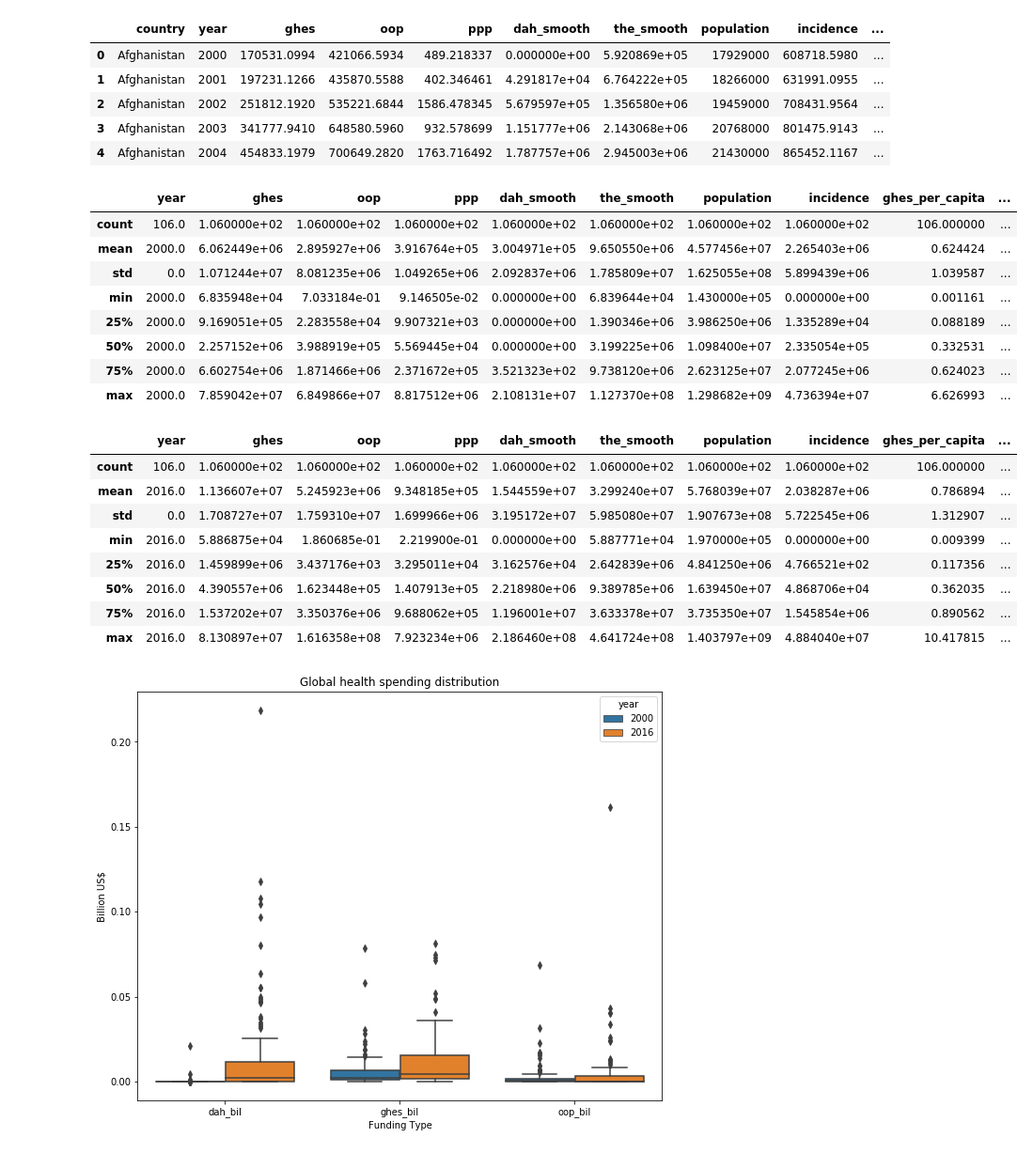
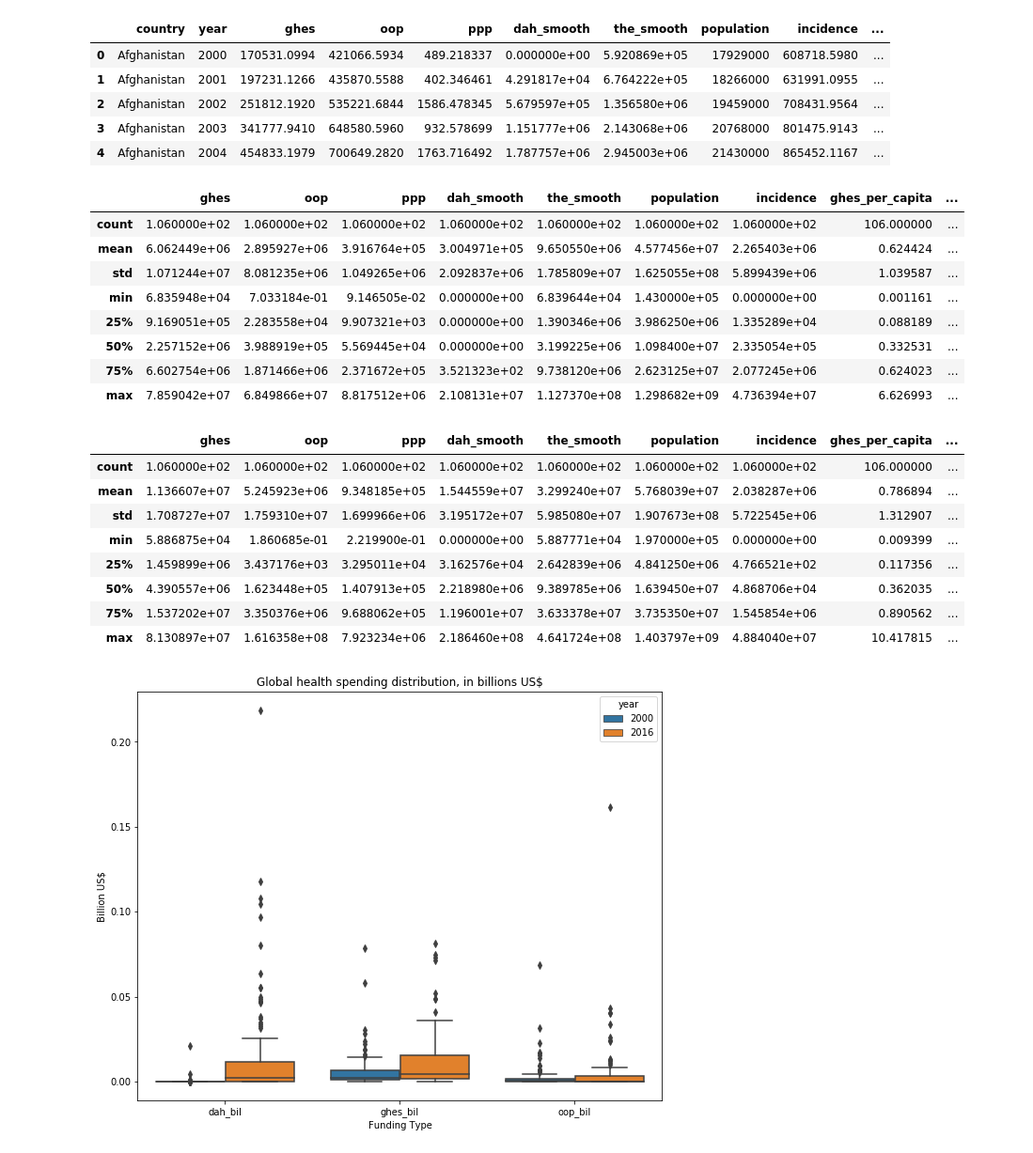
Before and after one commit to mlees21/malaria_proj, a Jupyter notebook: malaria_financing.ipynb, the cells around one changed output. Shown at 94% size. Cells and saved outputs as stored; diff of their text form; code cells hidden in the pictures.

```diff
--- a/malaria_financing.ipynb
+++ b/malaria_financing.ipynb
@@ -25,11 +25,13 @@ cases = cases[cases['measure'] == 'Incidence'][['country', 'year', 'val']]
 cases = cases.rename(columns={'val': 'incidence'})
 # %%
 # smoothing Development Assistance for Health data by country
-countries = financing.country.unique()
-
 def smooth_data(df, country):
+    """
+    This function is used to perform a loess regression on a dataset (df) containing development
+    assistance for health data for a particular country (country)
+    """
     df = df[df['country'] == country].reset_index(drop = True)
-    smooth = lowess(df['dah'], df['year'], frac = 0.67)
+    smooth = lowess(df['dah'], df['year'], frac = 0.67) # this frac number was optimized through a separate analysis
     smooth = pd.DataFrame(smooth, columns=['year', 'dah_smooth'])
     smooth.year = smooth.year.astype(int)
     df = df.merge(smooth, on = 'year')
@@ -39,9 +41,3 @@ def smooth_data(df, country):
                        df['ghes']+ \
                        df['ppp']
     return df
-
-df_list = []
-for country in countries:
-    df = smooth_data(financing, country)
-    df_list.append(df)
-financing = reduce(lambda x, y: x.append(y, ignore_index = True), df_list)
@@ -106,44 +86,46 @@ all_data.head()
 | 3 | Afghanistan | 2003 | 341777.9410 | 648580.5960 | 932.578699 | 1.151777e+06 | 2.143068e+06 | 20768000 | 801475.9143 | ... |
 | 4 | Afghanistan | 2004 | 454833.1979 | 700649.2820 | 1763.716492 | 1.787757e+06 | 2.945003e+06 | 21430000 | 865452.1167 | ... |
 # %%
-table2 = all_data[all_data['year']== 2000].reset_index(drop = True)
+# generate summary data for the year 2000
+table2 = all_data[all_data['year']== 2000].drop('year', axis = 1).reset_index(drop = True)
 table2.describe()
 # %% [output]
-|  | year | ghes | oop | ppp | dah_smooth | the_smooth | population | incidence | ghes_per_capita | ... |
-| count | 106.0 | 1.060000e+02 | 1.060000e+02 | 1.060000e+02 | 1.060000e+02 | 1.060000e+02 | 1.060000e+02 | 1.060000e+02 | 106.000000 | ... |
-| mean | 2000.0 | 6.062449e+06 | 2.895927e+06 | 3.916764e+05 | 3.004971e+05 | 9.650550e+06 | 4.577456e+07 | 2.265403e+06 | 0.624424 | ... |
-| std | 0.0 | 1.071244e+07 | 8.081235e+06 | 1.049265e+06 | 2.092837e+06 | 1.785809e+07 | 1.625055e+08 | 5.899439e+06 | 1.039587 | ... |
-| min | 2000.0 | 6.835948e+04 | 7.033184e-01 | 9.146505e-02 | 0.000000e+00 | 6.839644e+04 | 1.430000e+05 | 0.000000e+00 | 0.001161 | ... |
-| 25% | 2000.0 | 9.169051e+05 | 2.283558e+04 | 9.907321e+03 | 0.000000e+00 | 1.390346e+06 | 3.986250e+06 | 1.335289e+04 | 0.088189 | ... |
-| 50% | 2000.0 | 2.257152e+06 | 3.988919e+05 | 5.569445e+04 | 0.000000e+00 | 3.199225e+06 | 1.098400e+07 | 2.335054e+05 | 0.332531 | ... |
-| 75% | 2000.0 | 6.602754e+06 | 1.871466e+06 | 2.371672e+05 | 3.521323e+02 | 9.738120e+06 | 2.623125e+07 | 2.077245e+06 | 0.624023 | ... |
-| max | 2000.0 | 7.859042e+07 | 6.849866e+07 | 8.817512e+06 | 2.108131e+07 | 1.127370e+08 | 1.298682e+09 | 4.736394e+07 | 6.626993 | ... |
+|  | ghes | oop | ppp | dah_smooth | the_smooth | population | incidence | ghes_per_capita | ... |
+| count | 1.060000e+02 | 1.060000e+02 | 1.060000e+02 | 1.060000e+02 | 1.060000e+02 | 1.060000e+02 | 1.060000e+02 | 106.000000 | ... |
+| mean | 6.062449e+06 | 2.895927e+06 | 3.916764e+05 | 3.004971e+05 | 9.650550e+06 | 4.577456e+07 | 2.265403e+06 | 0.624424 | ... |
+| std | 1.071244e+07 | 8.081235e+06 | 1.049265e+06 | 2.092837e+06 | 1.785809e+07 | 1.625055e+08 | 5.899439e+06 | 1.039587 | ... |
+| min | 6.835948e+04 | 7.033184e-01 | 9.146505e-02 | 0.000000e+00 | 6.839644e+04 | 1.430000e+05 | 0.000000e+00 | 0.001161 | ... |
+| 25% | 9.169051e+05 | 2.283558e+04 | 9.907321e+03 | 0.000000e+00 | 1.390346e+06 | 3.986250e+06 | 1.335289e+04 | 0.088189 | ... |
+| 50% | 2.257152e+06 | 3.988919e+05 | 5.569445e+04 | 0.000000e+00 | 3.199225e+06 | 1.098400e+07 | 2.335054e+05 | 0.332531 | ... |
+| 75% | 6.602754e+06 | 1.871466e+06 | 2.371672e+05 | 3.521323e+02 | 9.738120e+06 | 2.623125e+07 | 2.077245e+06 | 0.624023 | ... |
+| max | 7.859042e+07 | 6.849866e+07 | 8.817512e+06 | 2.108131e+07 | 1.127370e+08 | 1.298682e+09 | 4.736394e+07 | 6.626993 | ... |
 # %%
-table3 = all_data[all_data['year']== 2016].reset_index(drop = True)
+# generate summary data for the year 2016
+table3 = all_data[all_data['year']== 2016].drop('year', axis = 1).reset_index(drop = True)
 table3.describe()
 # %% [output]
-|  | year | ghes | oop | ppp | dah_smooth | the_smooth | population | incidence | ghes_per_capita | ... |
-| count | 106.0 | 1.060000e+02 | 1.060000e+02 | 1.060000e+02 | 1.060000e+02 | 1.060000e+02 | 1.060000e+02 | 1.060000e+02 | 106.000000 | ... |
-| mean | 2016.0 | 1.136607e+07 | 5.245923e+06 | 9.348185e+05 | 1.544559e+07 | 3.299240e+07 | 5.768039e+07 | 2.038287e+06 | 0.786894 | ... |
-| std | 0.0 | 1.708727e+07 | 1.759310e+07 | 1.699966e+06 | 3.195172e+07 | 5.985080e+07 | 1.907673e+08 | 5.722545e+06 | 1.312907 | ... |
-| min | 2016.0 | 5.886875e+04 | 1.860685e-01 | 2.219900e-01 | 0.000000e+00 | 5.887771e+04 | 1.970000e+05 | 0.000000e+00 | 0.009399 | ... |
-| 25% | 2016.0 | 1.459899e+06 | 3.437176e+03 | 3.295011e+04 | 3.162576e+04 | 2.642839e+06 | 4.841250e+06 | 4.766521e+02 | 0.117356 | ... |
-| 50% | 2016.0 | 4.390557e+06 | 1.623448e+05 | 1.407913e+05 | 2.218980e+06 | 9.389785e+06 | 1.639450e+07 | 4.868706e+04 | 0.362035 | ... |
-| 75% | 2016.0 | 1.537202e+07 | 3.350376e+06 | 9.688062e+05 | 1.196001e+07 | 3.633378e+07 | 3.735350e+07 | 1.545854e+06 | 0.890562 | ... |
-| max | 2016.0 | 8.130897e+07 | 1.616358e+08 | 7.923234e+06 | 2.186460e+08 | 4.641724e+08 | 1.403797e+09 | 4.884040e+07 | 10.417815 | ... |
+|  | ghes | oop | ppp | dah_smooth | the_smooth | population | incidence | ghes_per_capita | ... |
+| count | 1.060000e+02 | 1.060000e+02 | 1.060000e+02 | 1.060000e+02 | 1.060000e+02 | 1.060000e+02 | 1.060000e+02 | 106.000000 | ... |
+| mean | 1.136607e+07 | 5.245923e+06 | 9.348185e+05 | 1.544559e+07 | 3.299240e+07 | 5.768039e+07 | 2.038287e+06 | 0.786894 | ... |
+| std | 1.708727e+07 | 1.759310e+07 | 1.699966e+06 | 3.195172e+07 | 5.985080e+07 | 1.907673e+08 | 5.722545e+06 | 1.312907 | ... |
+| min | 5.886875e+04 | 1.860685e-01 | 2.219900e-01 | 0.000000e+00 | 5.887771e+04 | 1.970000e+05 | 0.000000e+00 | 0.009399 | ... |
+| 25% | 1.459899e+06 | 3.437176e+03 | 3.295011e+04 | 3.162576e+04 | 2.642839e+06 | 4.841250e+06 | 4.766521e+02 | 0.117356 | ... |
+| 50% | 4.390557e+06 | 1.623448e+05 | 1.407913e+05 | 2.218980e+06 | 9.389785e+06 | 1.639450e+07 | 4.868706e+04 | 0.362035 | ... |
+| 75% | 1.537202e+07 | 3.350376e+06 | 9.688062e+05 | 1.196001e+07 | 3.633378e+07 | 3.735350e+07 | 1.545854e+06 | 0.890562 | ... |
+| max | 8.130897e+07 | 1.616358e+08 | 7.923234e+06 | 2.186460e+08 | 4.641724e+08 | 1.403797e+09 | 4.884040e+07 | 10.417815 | ... |
 # %%
-# financing distributions in USD Billions
+# take a look at financing distributions in USD Billions
 df = all_data[all_data['year'].isin([2000,2016])]
 df = pd.melt(df, id_vars=['year', 'country'], value_vars=['dah_bil', 'ghes_bil', 'oop_bil'], var_name='funding_type')
 
 fig, ax = plt.subplots(figsize = (10,8))
 sns.boxplot(data = df, x = 'funding_type', y = 'value', hue = 'year')
-ax.set_title("Global health spending distribution")
+ax.set_title("Global health spending distribution, in billions US$")
 ax.set_xlabel("Funding Type")
 ax.set_ylabel("Billion US$")
 plt.show()
 # %% [output]
-[figure, old version]
+[figure, new version]
 # %%
 #financing distributions per capita
 df = all_data[all_data['year'].isin([2000,2016])]
```
Also changed, not shown: parts of 7 cells of this notebook.
